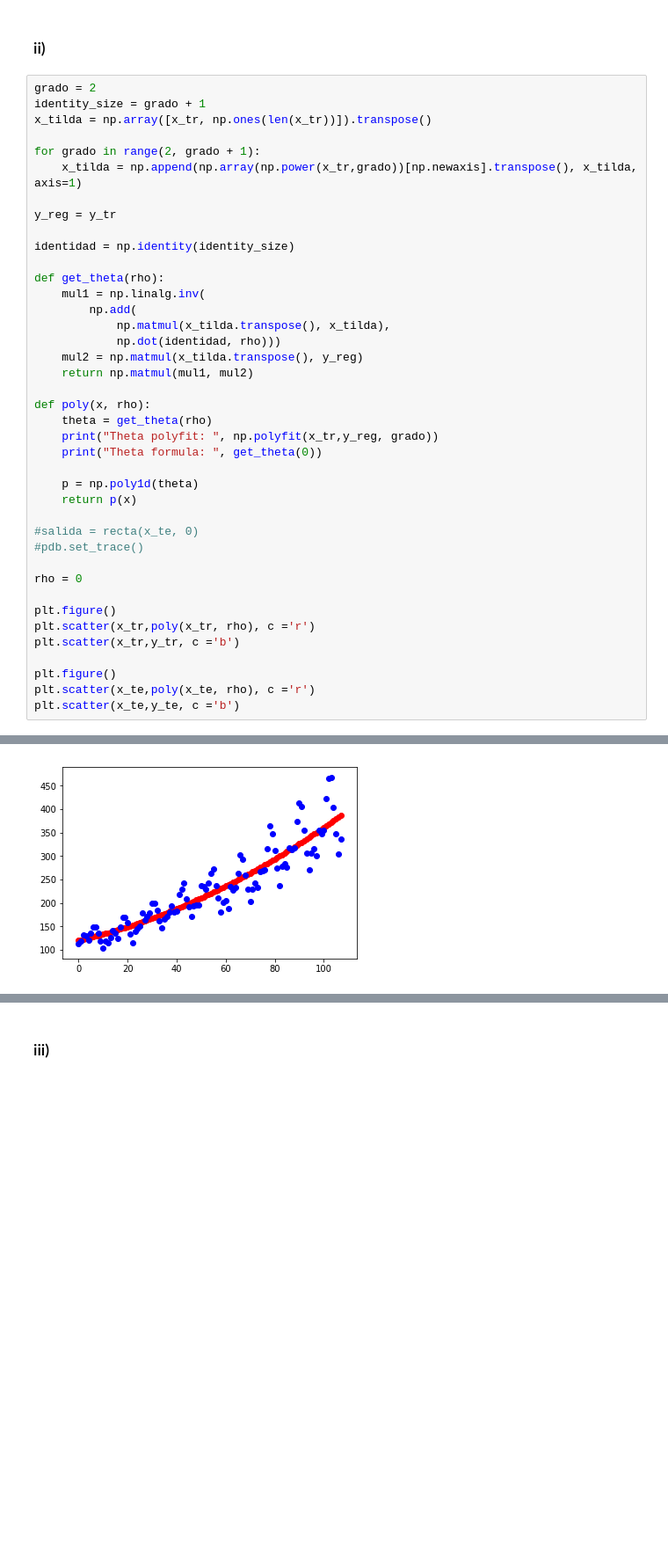
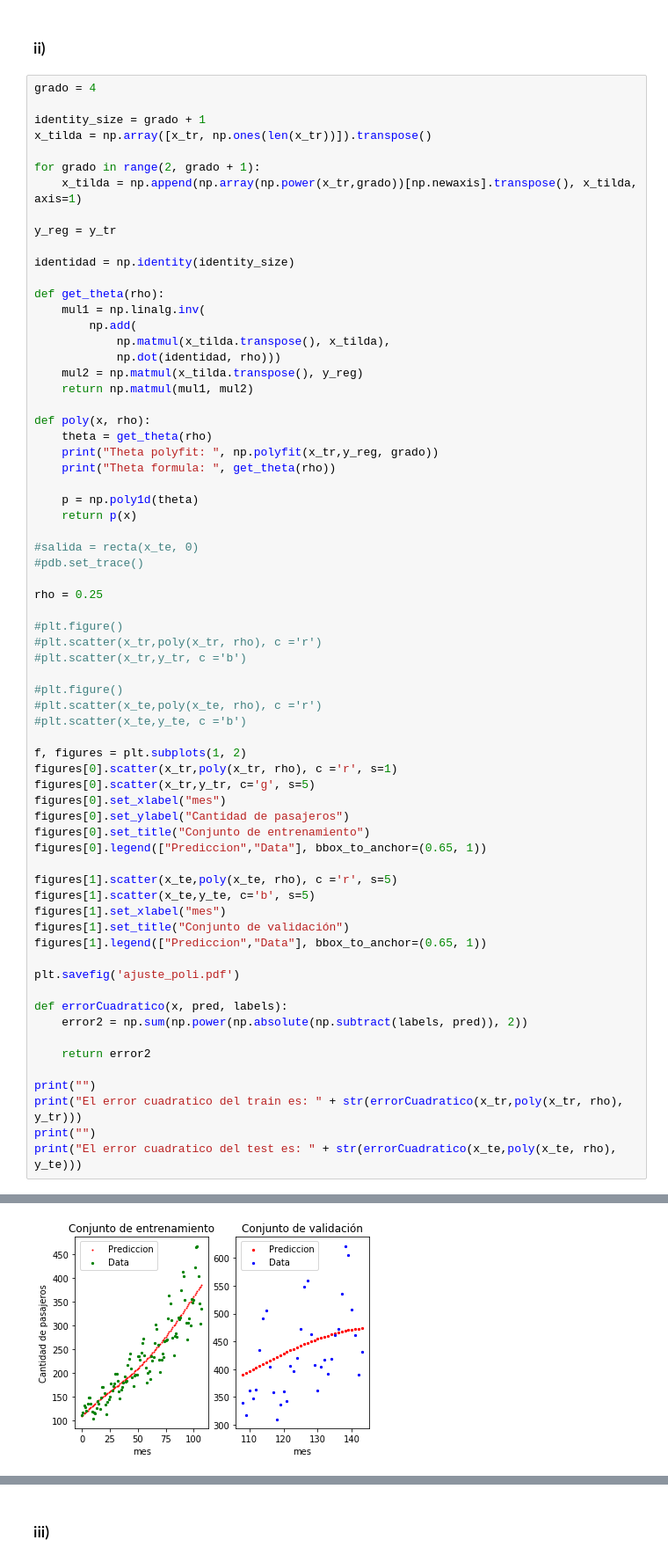
Before and after one commit to martinKindall/aprendizaje_probabilistico_uchile, a Jupyter notebook: Tarea2/tarea2_martin_cornejo.ipynb, the cells around one changed output, grey strips where cells are left out. Shown at 88% size. Saved outputs shown, nothing was run; the diff lists cells and outputs as text; blank space fills up the shorter version.

```diff
--- a/Tarea2/tarea2_martin_cornejo.ipynb
+++ b/Tarea2/tarea2_martin_cornejo.ipynb
@@ -47,7 +47,8 @@ plt.legend(["Train","Test"], bbox_to_anchor=(0.25, 0.9))
 # %% [markdown]
 ### ii)
 # %%
-grado = 2
+grado = 4
+
 identity_size = grado + 1
 x_tilda = np.array([x_tr, np.ones(len(x_tr))]).transpose()
 
@@ -69,7 +70,7 @@ def get_theta(rho):
 def poly(x, rho):
     theta = get_theta(rho)
     print("Theta polyfit: ", np.polyfit(x_tr,y_reg, grado))
-    print("Theta formula: ", get_theta(0))
+    print("Theta formula: ", get_theta(rho))
 
     p = np.poly1d(theta)
     return p(x)
@@ -77,13 +78,39 @@ def poly(x, rho):
 #salida = recta(x_te, 0)
 #pdb.set_trace()
 
-rho = 0
+rho = 0.25
 
-plt.figure()
-plt.scatter(x_tr,poly(x_tr, rho), c ='r')
-plt.scatter(x_tr,y_tr, c ='b')
+#plt.figure()
+#plt.scatter(x_tr,poly(x_tr, rho), c ='r')
+#plt.scatter(x_tr,y_tr, c ='b')
 
-plt.figure()
-plt.scatter(x_te,poly(x_te, rho), c ='r')
-plt.scatter(x_te,y_te, c ='b')
+#plt.figure()
+#plt.scatter(x_te,poly(x_te, rho), c ='r')
+#plt.scatter(x_te,y_te, c ='b')
+
+f, figures = plt.subplots(1, 2)
+figures[0].scatter(x_tr,poly(x_tr, rho), c ='r', s=1)
+figures[0].scatter(x_tr,y_tr, c='g', s=5)
+figures[0].set_xlabel("mes")
+figures[0].set_ylabel("Cantidad de pasajeros")
+figures[0].set_title("Conjunto de entrenamiento")
+figures[0].legend(["Prediccion","Data"], bbox_to_anchor=(0.65, 1))
+
+figures[1].scatter(x_te,poly(x_te, rho), c ='r', s=5)
+figures[1].scatter(x_te,y_te, c='b', s=5)
+figures[1].set_xlabel("mes")
+figures[1].set_title("Conjunto de validación")
+figures[1].legend(["Prediccion","Data"], bbox_to_anchor=(0.65, 1))
+
+plt.savefig('ajuste_poli.pdf')
+
+def errorCuadratico(x, pred, labels):
+    error2 = np.sum(np.power(np.absolute(np.subtract(labels, pred)), 2))
+
+    return error2
+
+print("")
+print("El error cuadratico del train es: " + str(errorCuadratico(x_tr,poly(x_tr, rho), y_tr)))
+print("")
+print("El error cuadratico del test es: " + str(errorCuadratico(x_te,poly(x_te, rho), y_te)))
 # %% [output]
@@ -95 +137 @@ Theta formula:  [1.18042041e-02 1.22971932e+00 1.19848879e+02]
-[figure, old version]
+[figure, new version]
```
Also changed, not shown: parts of 6 cells of this notebook, 1 other file.
